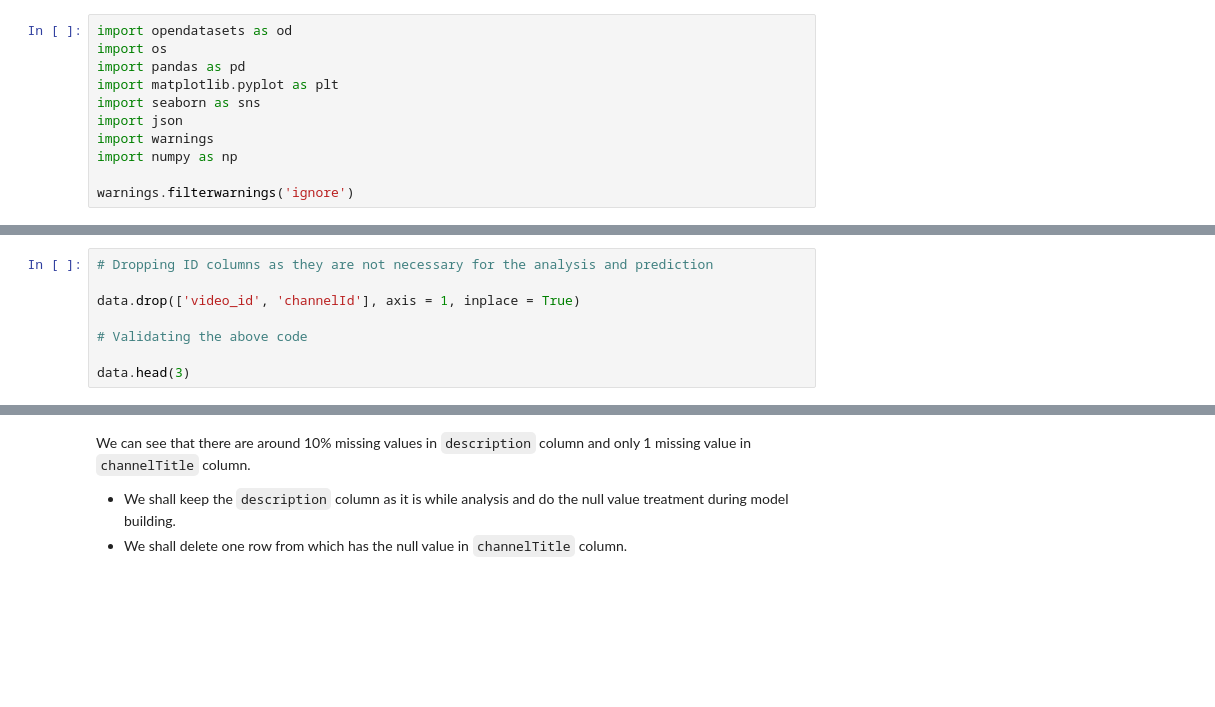
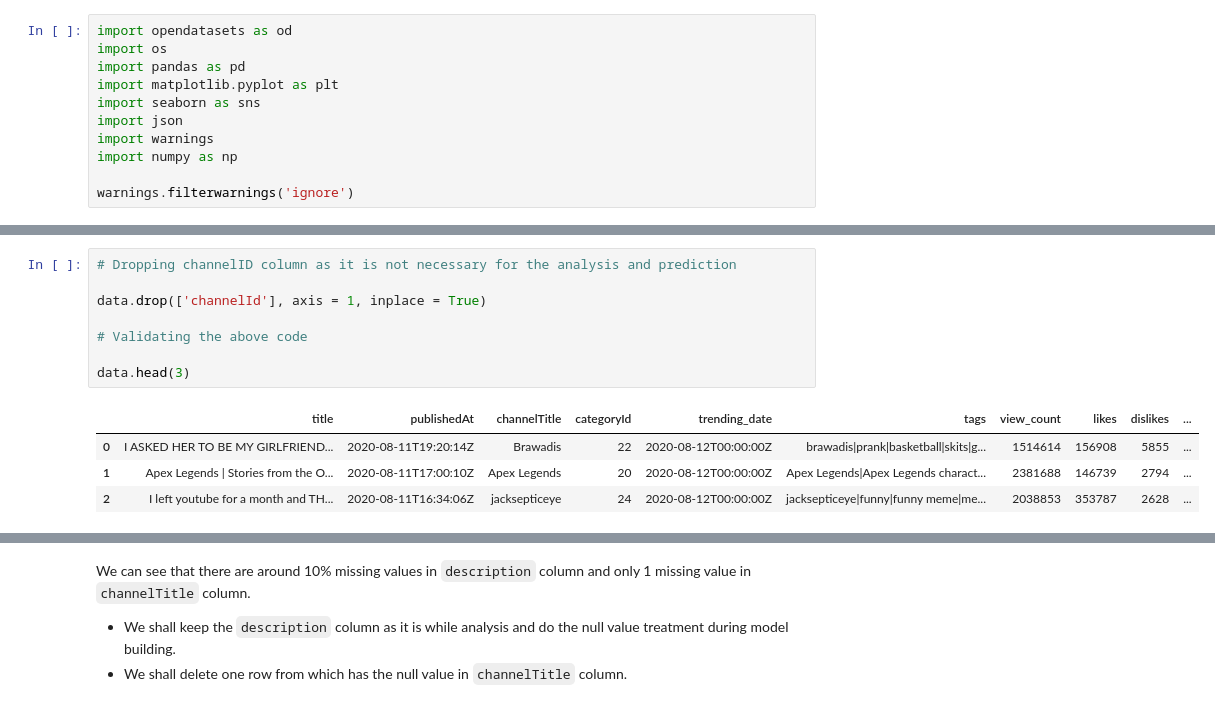
Before and after one commit to VamshiKrishna-1/Youtube_Video_Analysis_and_Prediction, a Jupyter notebook: FinalProject606.ipynb, the cells around one changed output, grey strips where cells are left out. Cells and saved outputs as stored; diff of their text form; blank space fills up the shorter version.

```diff
--- a/FinalProject606.ipynb
+++ b/FinalProject606.ipynb
@@ -53,11 +59,16 @@ data.shape
 # %%
-# Dropping ID columns as they are not necessary for the analysis and prediction
+# Dropping channelID column as it is not necessary for the analysis and prediction
 
-data.drop(['video_id', 'channelId'], axis = 1, inplace = True)
+data.drop(['channelId'], axis = 1, inplace = True)
 
 # Validating the above code
 
 data.head(3)
+# %% [output]
+|  | title | publishedAt | channelTitle | categoryId | trending_date | tags | view_count | likes | dislikes | ... |
+| 0 | I ASKED HER TO BE MY GIRLFRIEND... | 2020-08-11T19:20:14Z | Brawadis | 22 | 2020-08-12T00:00:00Z | brawadis|prank|basketball|skits|g... | 1514614 | 156908 | 5855 | ... |
+| 1 | Apex Legends | Stories from the O... | 2020-08-11T17:00:10Z | Apex Legends | 20 | 2020-08-12T00:00:00Z | Apex Legends|Apex Legends charact... | 2381688 | 146739 | 2794 | ... |
+| 2 | I left youtube for a month and TH... | 2020-08-11T16:34:06Z | jacksepticeye | 24 | 2020-08-12T00:00:00Z | jacksepticeye|funny|funny meme|me... | 2038853 | 353787 | 2628 | ... |
 # %%
 # Checking null values
 
```
Also changed, not shown: parts of 33 cells of this notebook, 2 other files.
